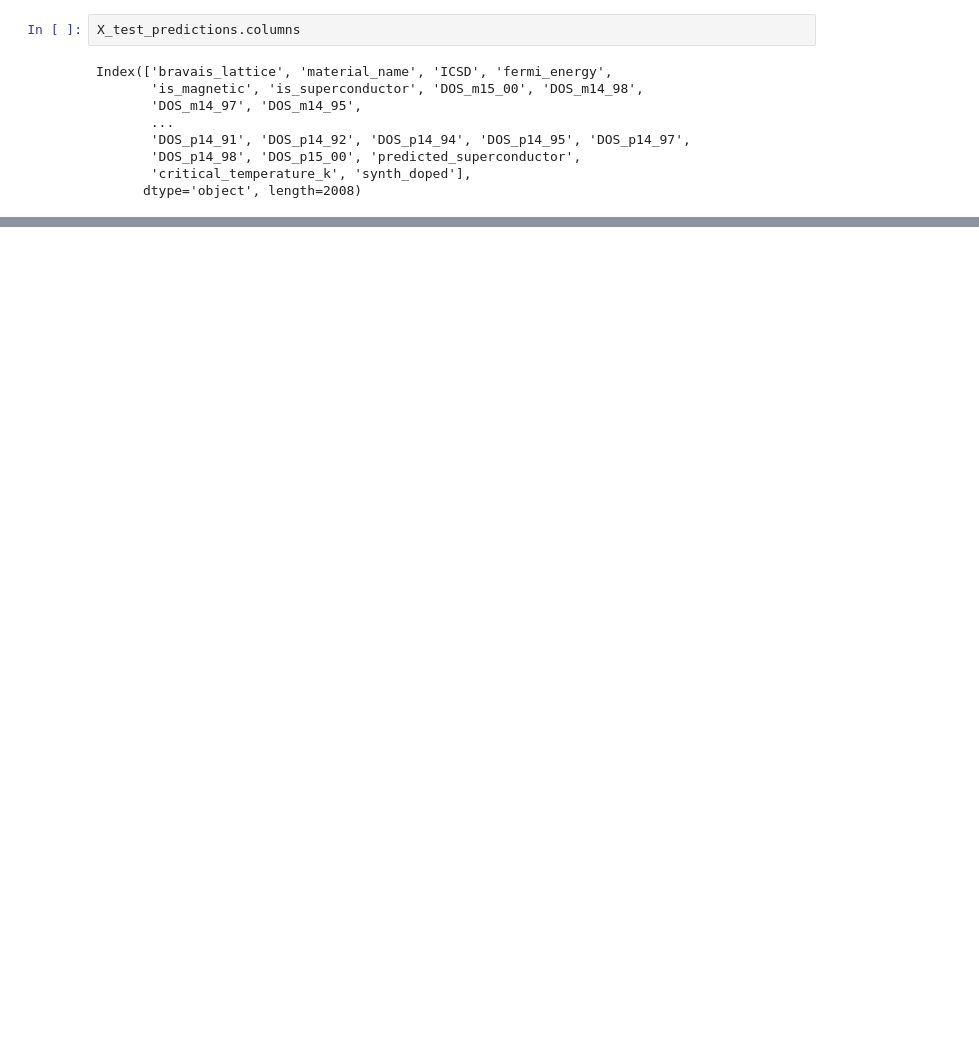
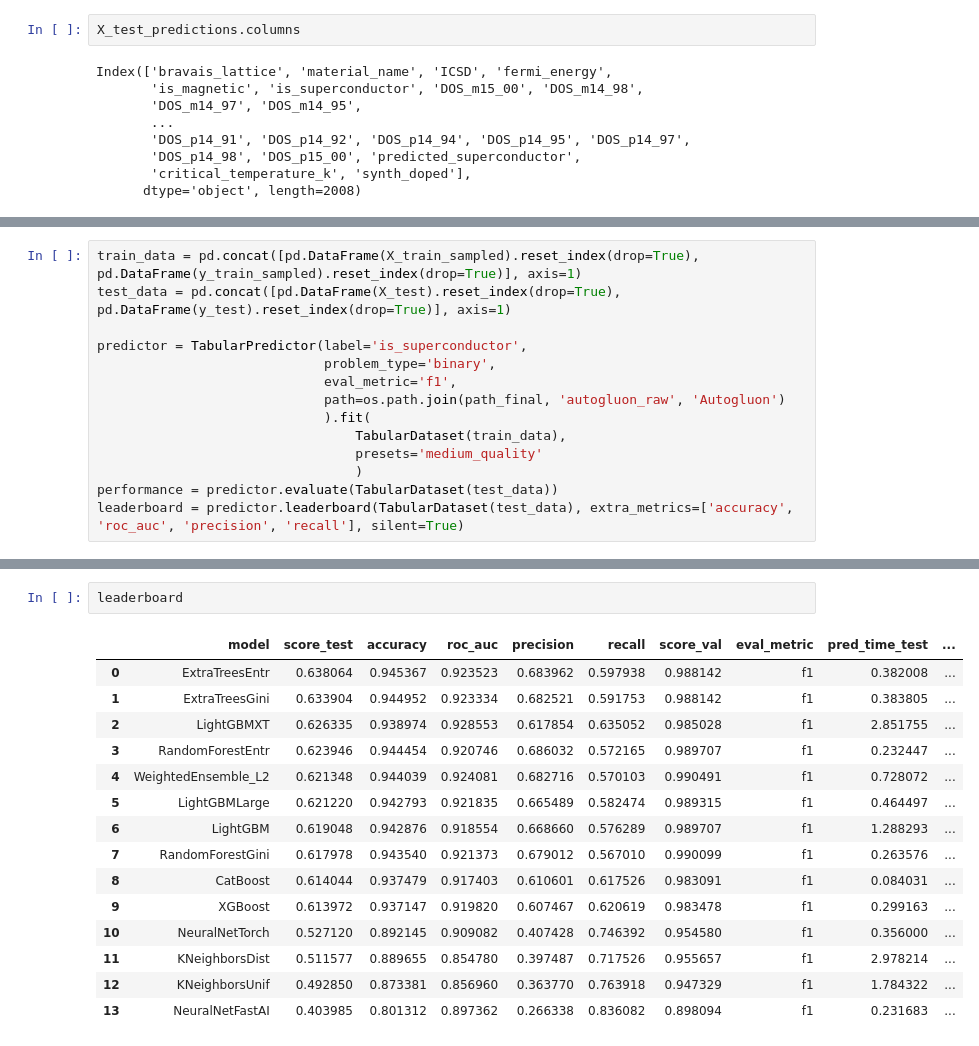
Before and after one commit to olayafgon/ML-and-Superconductors, a Jupyter notebook: src/patrones.ipynb, the cells around one changed output, grey strips where cells are left out. Saved outputs shown, nothing was run; the diff lists cells and outputs as text; blank space fills up the shorter version.

```diff
--- a/src/patrones.ipynb
+++ b/src/patrones.ipynb
@@ -372,0 +549,14 @@ No artists with labels found to put in legend.  Note that artists whose label st
+# %%
+train_data = pd.concat([pd.DataFrame(X_train_sampled).reset_index(drop=True), pd.DataFrame(y_train_sampled).reset_index(drop=True)], axis=1)
+test_data = pd.concat([pd.DataFrame(X_test).reset_index(drop=True), pd.DataFrame(y_test).reset_index(drop=True)], axis=1)
+
+predictor = TabularPredictor(label='is_superconductor',
+                             problem_type='binary',
+                             eval_metric='f1',
+                             path=os.path.join(path_final, 'autogluon_raw', 'Autogluon')
+                             ).fit(
+                                 TabularDataset(train_data),
+                                 presets='medium_quality'
+                                 )
+performance = predictor.evaluate(TabularDataset(test_data))
+leaderboard = predictor.leaderboard(TabularDataset(test_data), extra_metrics=['accuracy', 'roc_auc', 'precision', 'recall'], silent=True)
@@ -372,0 +633,18 @@ No artists with labels found to put in legend.  Note that artists whose label st
+# %%
+leaderboard
+# %% [output]
+|  | model | score_test | accuracy | roc_auc | precision | recall | score_val | eval_metric | pred_time_test | ... |
+| 0 | ExtraTreesEntr | 0.638064 | 0.945367 | 0.923523 | 0.683962 | 0.597938 | 0.988142 | f1 | 0.382008 | ... |
+| 1 | ExtraTreesGini | 0.633904 | 0.944952 | 0.923334 | 0.682521 | 0.591753 | 0.988142 | f1 | 0.383805 | ... |
+| 2 | LightGBMXT | 0.626335 | 0.938974 | 0.928553 | 0.617854 | 0.635052 | 0.985028 | f1 | 2.851755 | ... |
+| 3 | RandomForestEntr | 0.623946 | 0.944454 | 0.920746 | 0.686032 | 0.572165 | 0.989707 | f1 | 0.232447 | ... |
+| 4 | WeightedEnsemble_L2 | 0.621348 | 0.944039 | 0.924081 | 0.682716 | 0.570103 | 0.990491 | f1 | 0.728072 | ... |
+| 5 | LightGBMLarge | 0.621220 | 0.942793 | 0.921835 | 0.665489 | 0.582474 | 0.989315 | f1 | 0.464497 | ... |
+| 6 | LightGBM | 0.619048 | 0.942876 | 0.918554 | 0.668660 | 0.576289 | 0.989707 | f1 | 1.288293 | ... |
+| 7 | RandomForestGini | 0.617978 | 0.943540 | 0.921373 | 0.679012 | 0.567010 | 0.990099 | f1 | 0.263576 | ... |
+| 8 | CatBoost | 0.614044 | 0.937479 | 0.917403 | 0.610601 | 0.617526 | 0.983091 | f1 | 0.084031 | ... |
+| 9 | XGBoost | 0.613972 | 0.937147 | 0.919820 | 0.607467 | 0.620619 | 0.983478 | f1 | 0.299163 | ... |
+| 10 | NeuralNetTorch | 0.527120 | 0.892145 | 0.909082 | 0.407428 | 0.746392 | 0.954580 | f1 | 0.356000 | ... |
+| 11 | KNeighborsDist | 0.511577 | 0.889655 | 0.854780 | 0.397487 | 0.717526 | 0.955657 | f1 | 2.978214 | ... |
+| 12 | KNeighborsUnif | 0.492850 | 0.873381 | 0.856960 | 0.363770 | 0.763918 | 0.947329 | f1 | 1.784322 | ... |
+| 13 | NeuralNetFastAI | 0.403985 | 0.801312 | 0.897362 | 0.266338 | 0.836082 | 0.898094 | f1 | 0.231683 | ... |
```
Also changed, not shown: parts of 15 cells of this notebook.
